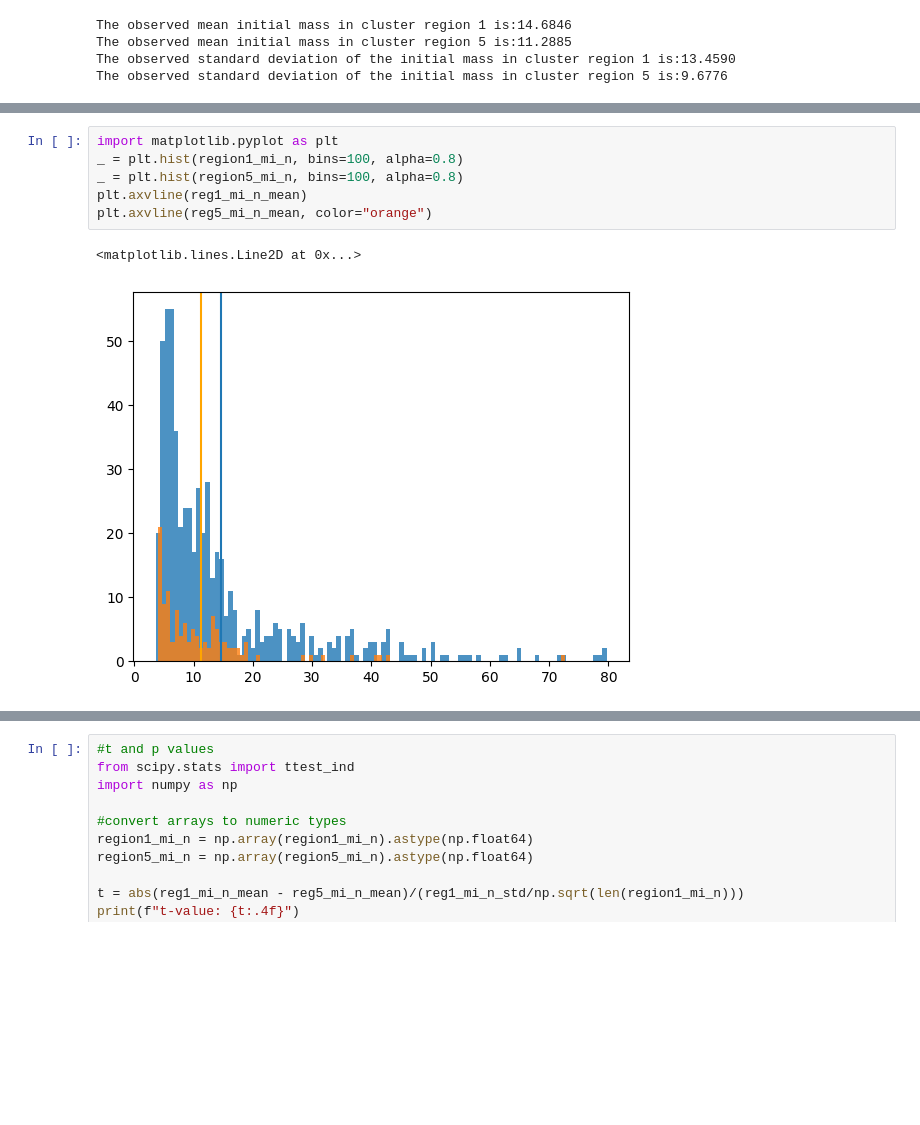
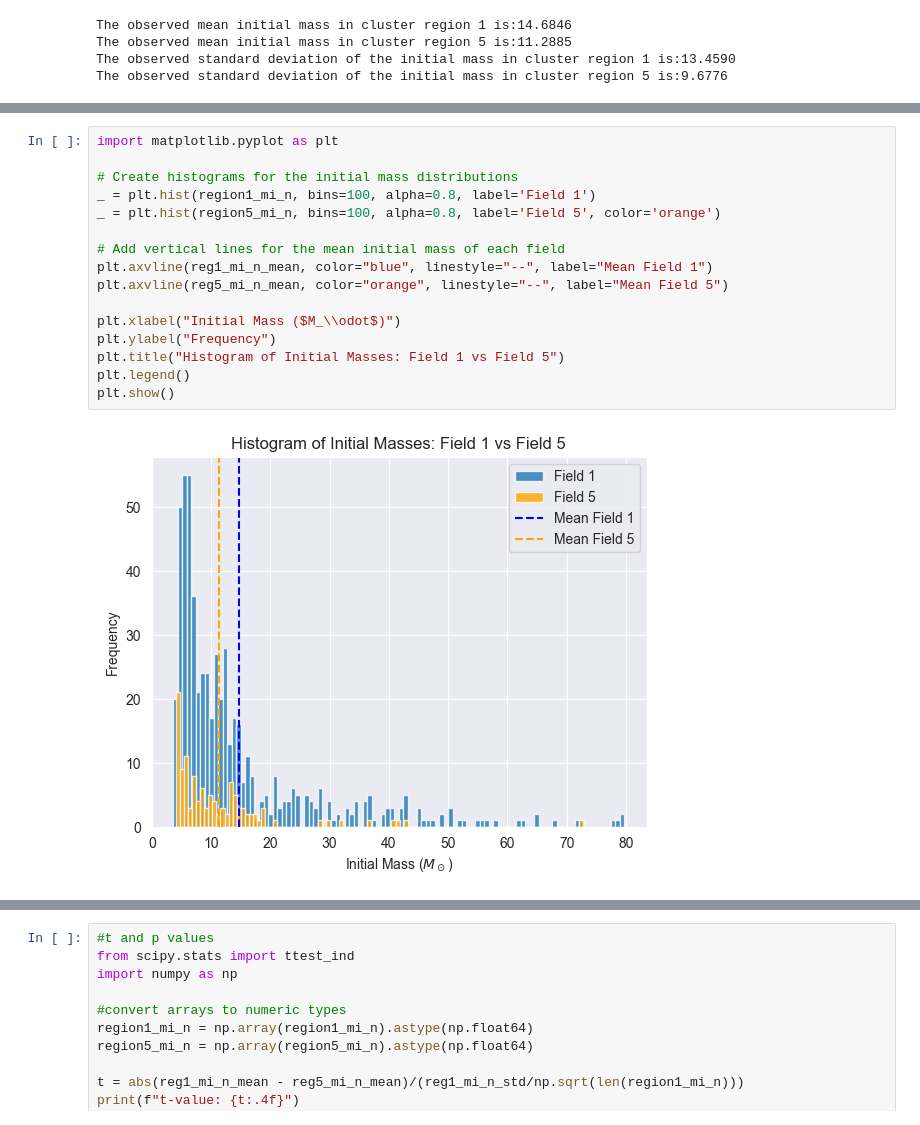
Before and after one commit to laxm7/sta_project, a Jupyter notebook: imf_chiara_felix_laxman.ipynb, the cells around one changed output, grey strips where cells are left out. Drawn from its saved outputs; the diff is of its cells as text; blank space fills up the shorter version.

```diff
--- a/imf_chiara_felix_laxman.ipynb
+++ b/imf_chiara_felix_laxman.ipynb
@@ -479,9 +507,18 @@ The observed standard deviation of the initial mass in cluster region 5 is:9.677
 # %%
 import matplotlib.pyplot as plt
-_ = plt.hist(region1_mi_n, bins=100, alpha=0.8)
-_ = plt.hist(region5_mi_n, bins=100, alpha=0.8)
-plt.axvline(reg1_mi_n_mean)
-plt.axvline(reg5_mi_n_mean, color="orange")
+
+# Create histograms for the initial mass distributions
+_ = plt.hist(region1_mi_n, bins=100, alpha=0.8, label='Field 1')
+_ = plt.hist(region5_mi_n, bins=100, alpha=0.8, label='Field 5', color='orange')
+
+# Add vertical lines for the mean initial mass of each field
+plt.axvline(reg1_mi_n_mean, color="blue", linestyle="--", label="Mean Field 1")
+plt.axvline(reg5_mi_n_mean, color="orange", linestyle="--", label="Mean Field 5")
+
+plt.xlabel("Initial Mass ($M_\\odot$)")
+plt.ylabel("Frequency")
+plt.title("Histogram of Initial Masses: Field 1 vs Field 5")
+plt.legend()
+plt.show()
 # %% [output]
-<matplotlib.lines.Line2D at 0x...>
-[figure, old version]
+[figure, new version]
```
Also changed, not shown: parts of 13 cells of this notebook.
